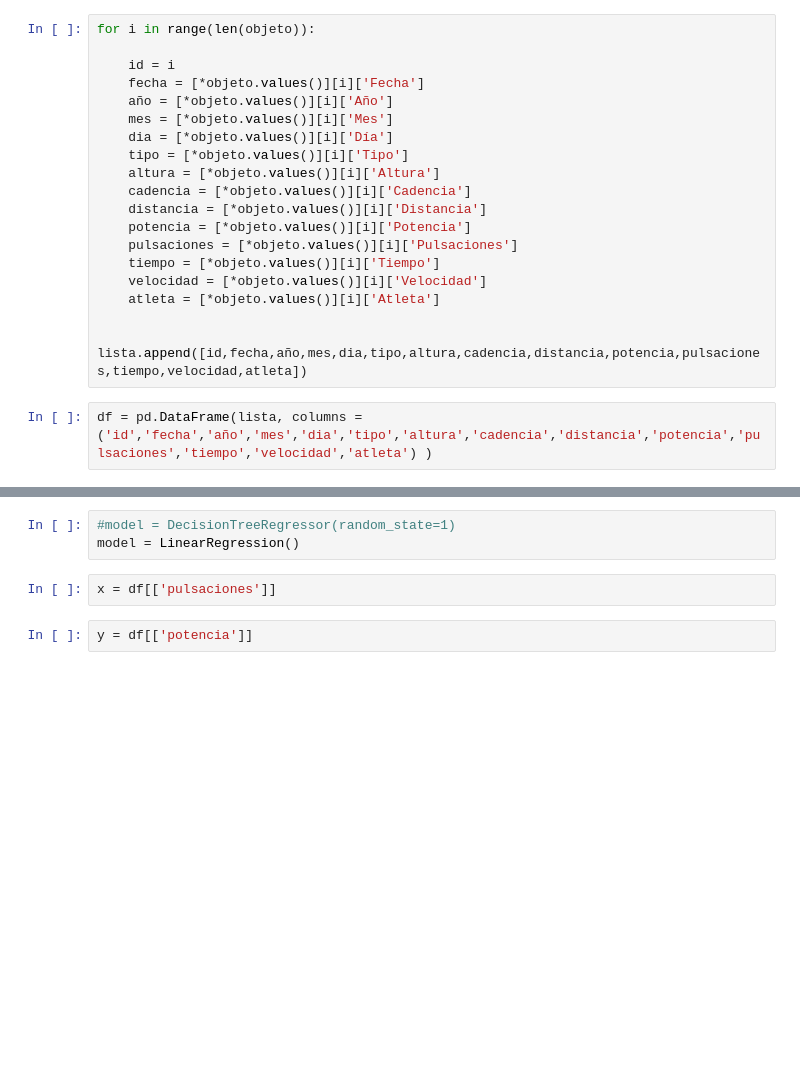
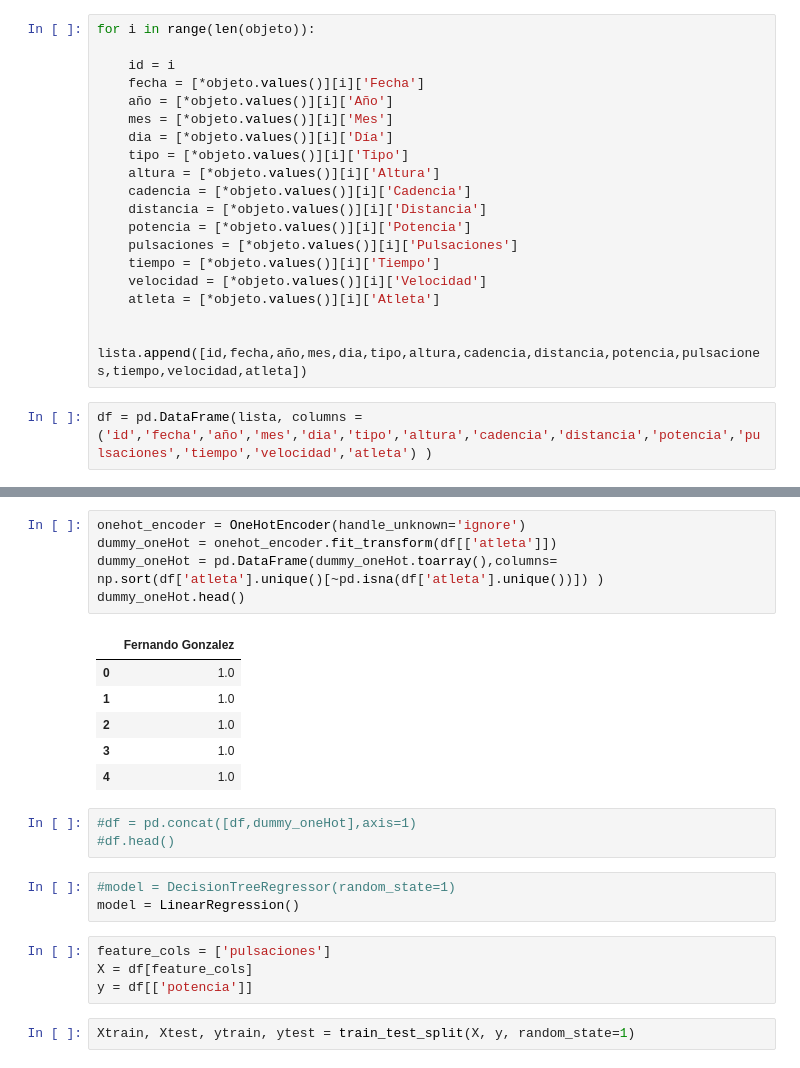
Before and after one commit to fernandorgonzalez/datosdeciclismo, a Jupyter notebook: datosdeciclismo.ipynb, the cells around one changed output, grey strips where cells are left out. Cells and saved outputs as stored; diff of their text form; blank space fills up the shorter version.

```diff
--- a/datosdeciclismo.ipynb
+++ b/datosdeciclismo.ipynb
@@ -67,8 +74,25 @@ sns.lmplot(data=df,
+# %%
+onehot_encoder = OneHotEncoder(handle_unknown='ignore')
+dummy_oneHot = onehot_encoder.fit_transform(df[['atleta']])
+dummy_oneHot = pd.DataFrame(dummy_oneHot.toarray(),columns= np.sort(df['atleta'].unique()[~pd.isna(df['atleta'].unique())]) )
+dummy_oneHot.head()
+# %% [output]
+|  | Fernando Gonzalez |
+| 0 | 1.0 |
+| 1 | 1.0 |
+| 2 | 1.0 |
+| 3 | 1.0 |
+| 4 | 1.0 |
+# %%
+#df = pd.concat([df,dummy_oneHot],axis=1)
+#df.head()
 # %%
 #model = DecisionTreeRegressor(random_state=1)
 model = LinearRegression()
 # %%
-x = df[['pulsaciones']]
+feature_cols = ['pulsaciones']
+X = df[feature_cols]
+y = df[['potencia']]
-# %%
-y = df[['potencia']]
+# %%
+Xtrain, Xtest, ytrain, ytest = train_test_split(X, y, random_state=1)
 # %%
```
Also changed, not shown: parts of 19 cells of this notebook.
